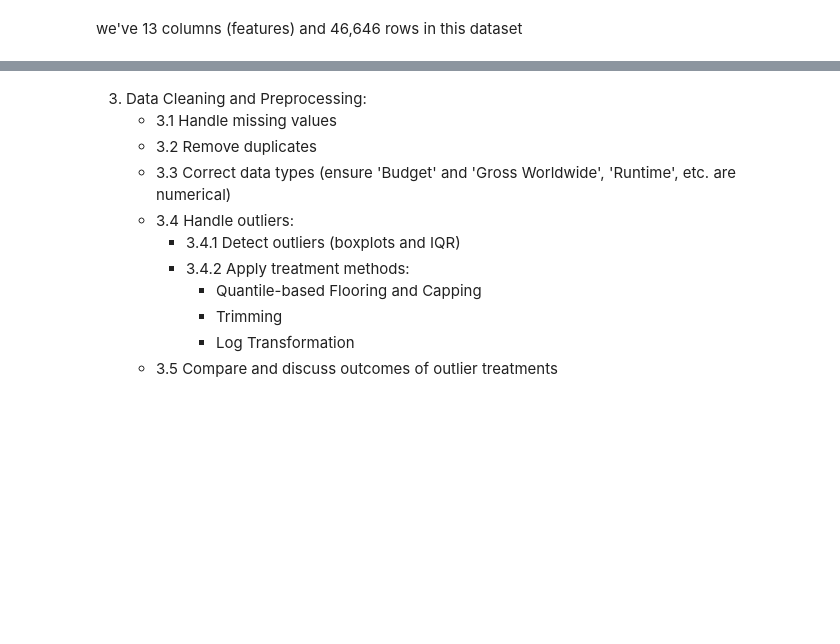
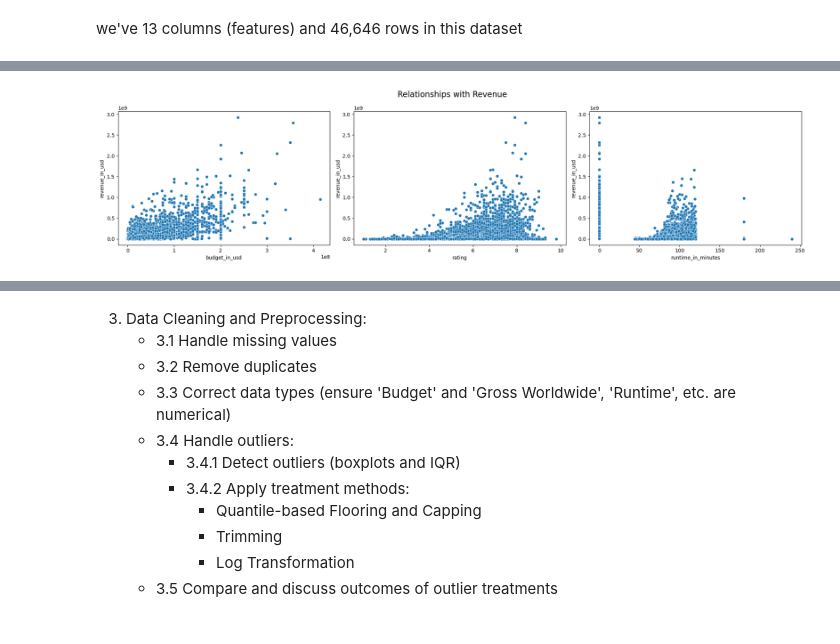
Before and after one commit to akinolu52/movie-revenue-prediction, a Jupyter notebook: explore.ipynb, the cells around one changed output, grey strips where cells are left out. Saved outputs shown, nothing was run; the diff lists cells and outputs as text; code cells hidden in the pictures; blank space fills up the shorter version.

```diff
--- a/explore.ipynb
+++ b/explore.ipynb
@@ -32,0 +124,19 @@ df = pd.read_csv('dataset.csv', index_col=0)
+# %%
+# Function to convert to USD
+def convert_budget_to_usd(amount):
+    if isinstance(amount, str):
+        # Remove any non-numeric characters (except currency symbols, periods, and commas)
+        amount_cleaned = re.sub(r'[^\d\.,€$£FRF\xa0]', '', amount)
+
+        if amount_cleaned.startswith('$'):
+            return float(amount_cleaned[1:].replace(',', ''))  # Remove '$' and commas, convert to float
+        elif amount_cleaned.startswith('€'):
+            return float(amount_cleaned[1:].replace(',', '')) * exchange_rates['€']
+        elif amount_cleaned.startswith('FRF\xa0'):
+            return float(amount_cleaned[4:].replace(',', '')) * exchange_rates['FRF\xa0']
+        elif amount_cleaned.startswith('£'):
+            return float(amount_cleaned[1:].replace(',', '')) * exchange_rates['£']
+        else:
+            return None  # Return None for unsupported currencies
+    else:
+        return None  # Return None for non-string types
@@ -86,0 +279,13 @@ profile.to_file('movie_report.html')
+# %%
+# Explore relationships between 'revenue_in_usd' and other numerical variables
+fig, axes = plt.subplots(1, 3, figsize=(20, 5))
+fig.suptitle('Relationships with Revenue', fontsize=16)
+
+sns.scatterplot(data=df, x='budget_in_usd', y='revenue_in_usd', ax=axes[0])
+sns.scatterplot(data=df, x='rating', y='revenue_in_usd', ax=axes[1])
+sns.scatterplot(data=df, x='runtime_in_minutes', y='revenue_in_usd', ax=axes[2])
+
+plt.tight_layout()
+plt.show()
+# %% [output]
+[figure, added]
```
Also changed, not shown: parts of 24 cells of this notebook, 2 other files.
